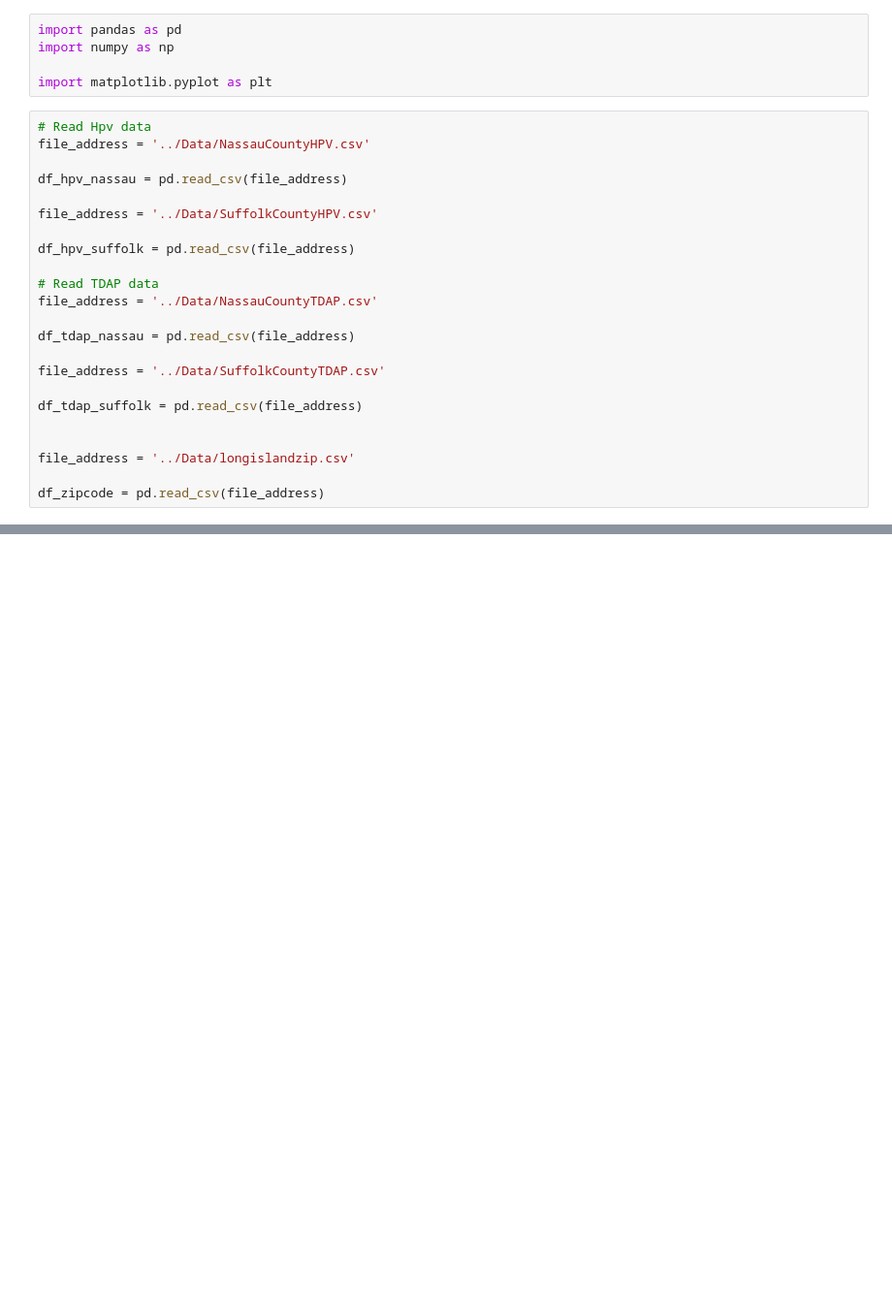
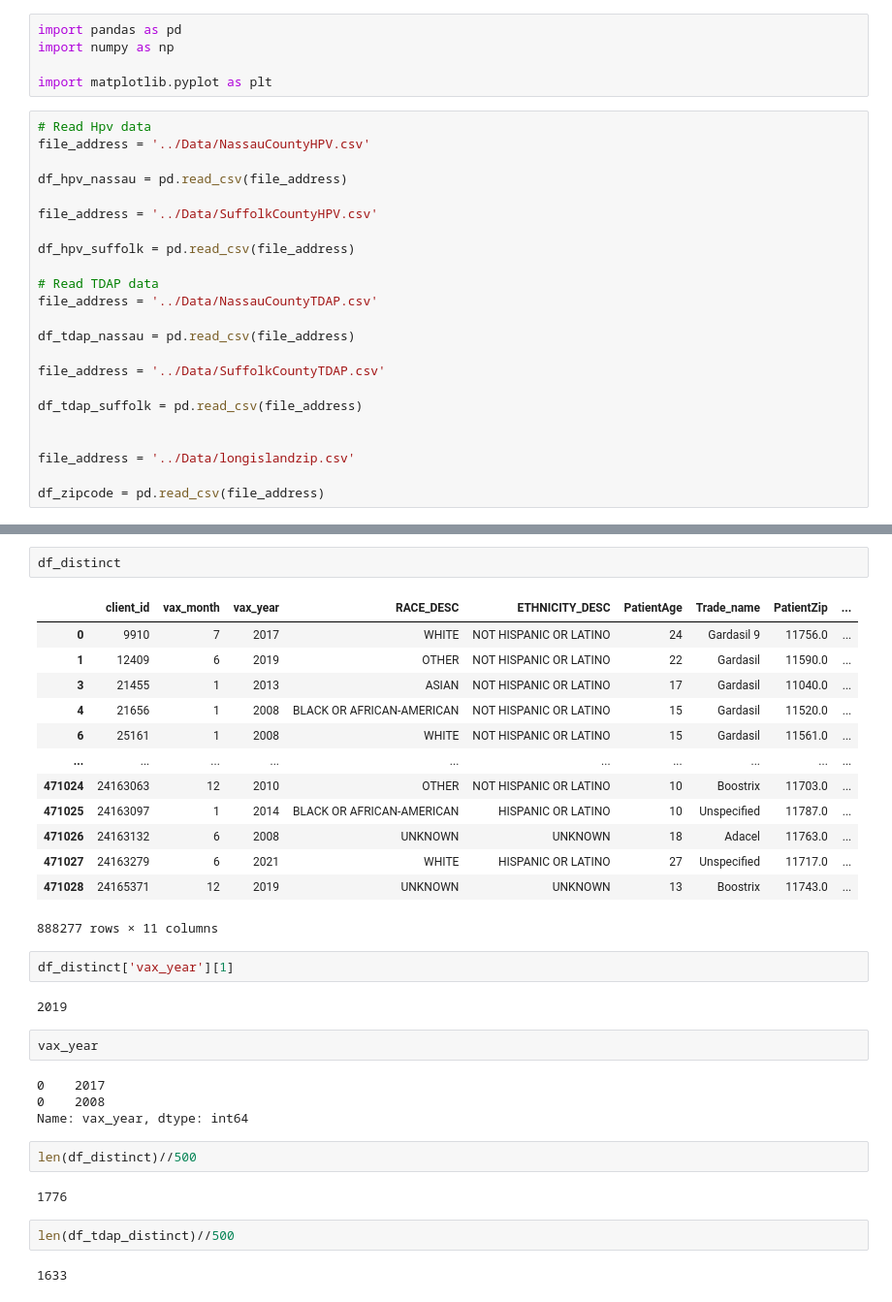
Before and after one commit to ZihanDing/EHR_project, a Jupyter notebook: HpvVaccine/table_generated.ipynb, the cells around one changed output, grey strips where cells are left out. Shown: that part at 97% size. Cells and saved outputs as stored; diff of their text form; blank space fills up the shorter version.

```diff
--- a/HpvVaccine/table_generated.ipynb
+++ b/HpvVaccine/table_generated.ipynb
@@ -42,0 +274,34 @@ df_tdap_suffolk = df_tdap_suffolk[df_tdap_suffolk['PatientZip'].isin(zips)]
+# %%
+df_distinct
+# %% [output]
+|  | client_id | vax_month | vax_year | RACE_DESC | ETHNICITY_DESC | PatientAge | Trade_name | PatientZip | ... |
+| 0 | 9910 | 7 | 2017 | WHITE | NOT HISPANIC OR LATINO | 24 | Gardasil 9 | 11756.0 | ... |
+| 1 | 12409 | 6 | 2019 | OTHER | NOT HISPANIC OR LATINO | 22 | Gardasil | 11590.0 | ... |
+| 3 | 21455 | 1 | 2013 | ASIAN | NOT HISPANIC OR LATINO | 17 | Gardasil | 11040.0 | ... |
+| 4 | 21656 | 1 | 2008 | BLACK OR AFRICAN-AMERICAN | NOT HISPANIC OR LATINO | 15 | Gardasil | 11520.0 | ... |
+| 6 | 25161 | 1 | 2008 | WHITE | NOT HISPANIC OR LATINO | 15 | Gardasil | 11561.0 | ... |
+| ... | ... | ... | ... | ... | ... | ... | ... | ... | ... |
+| 471024 | 24163063 | 12 | 2010 | OTHER | NOT HISPANIC OR LATINO | 10 | Boostrix | 11703.0 | ... |
+| 471025 | 24163097 | 1 | 2014 | BLACK OR AFRICAN-AMERICAN | HISPANIC OR LATINO | 10 | Unspecified | 11787.0 | ... |
+| 471026 | 24163132 | 6 | 2008 | UNKNOWN | UNKNOWN | 18 | Adacel | 11763.0 | ... |
+| 471027 | 24163279 | 6 | 2021 | WHITE | HISPANIC OR LATINO | 27 | Unspecified | 11717.0 | ... |
+| 471028 | 24165371 | 12 | 2019 | UNKNOWN | UNKNOWN | 13 | Boostrix | 11743.0 | ... |
+888277 rows × 11 columns
+# %%
+df_distinct['vax_year'][1]
+# %% [output]
+2019
+# %%
+vax_year
+# %% [output]
+0    2017
+0    2008
+Name: vax_year, dtype: int64
+# %%
+len(df_distinct)//500
+# %% [output]
+1776
+# %%
+len(df_tdap_distinct)//500
+# %% [output]
+1633
```
Also changed, not shown: parts of 40 cells of this notebook, 13 other files.
